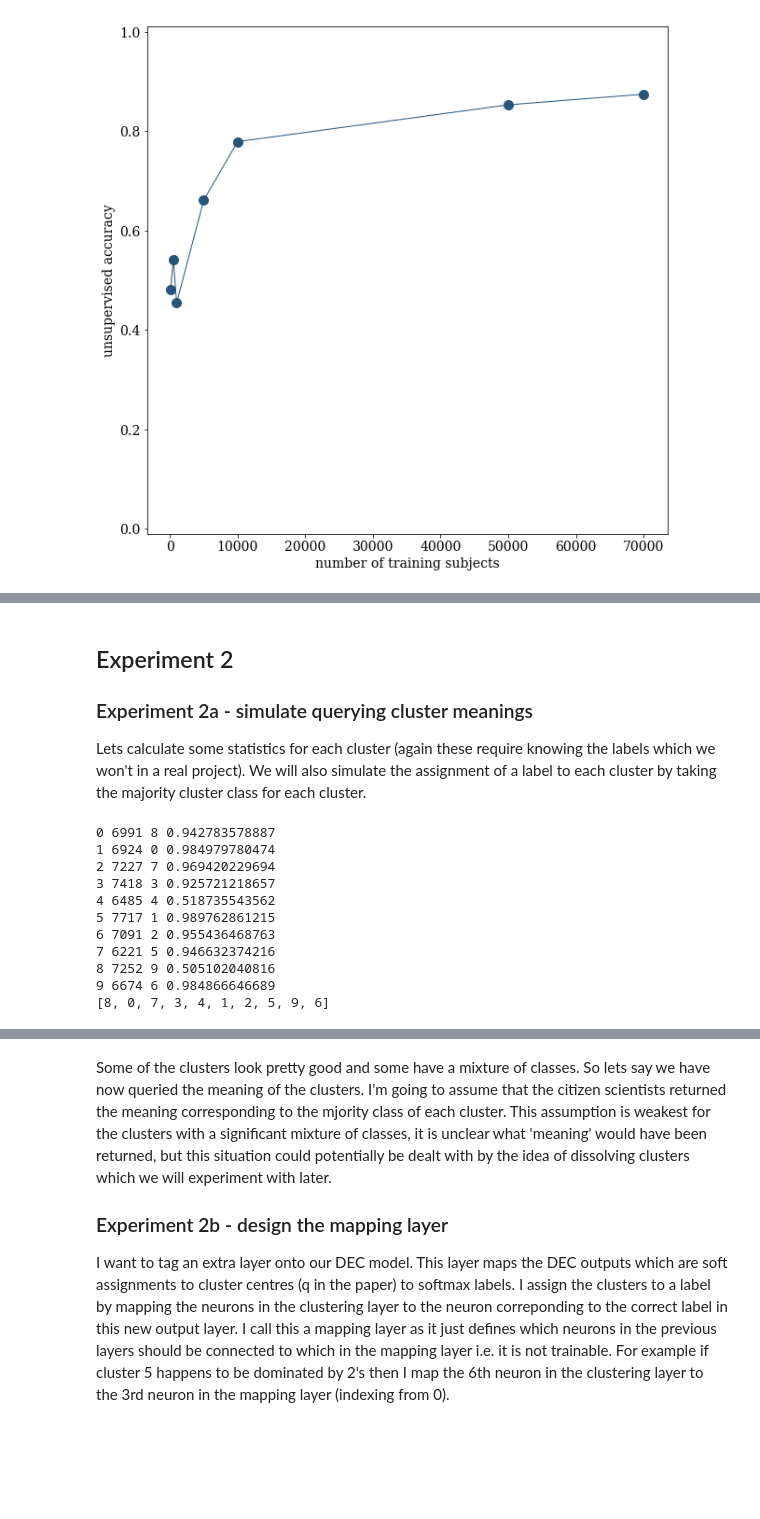
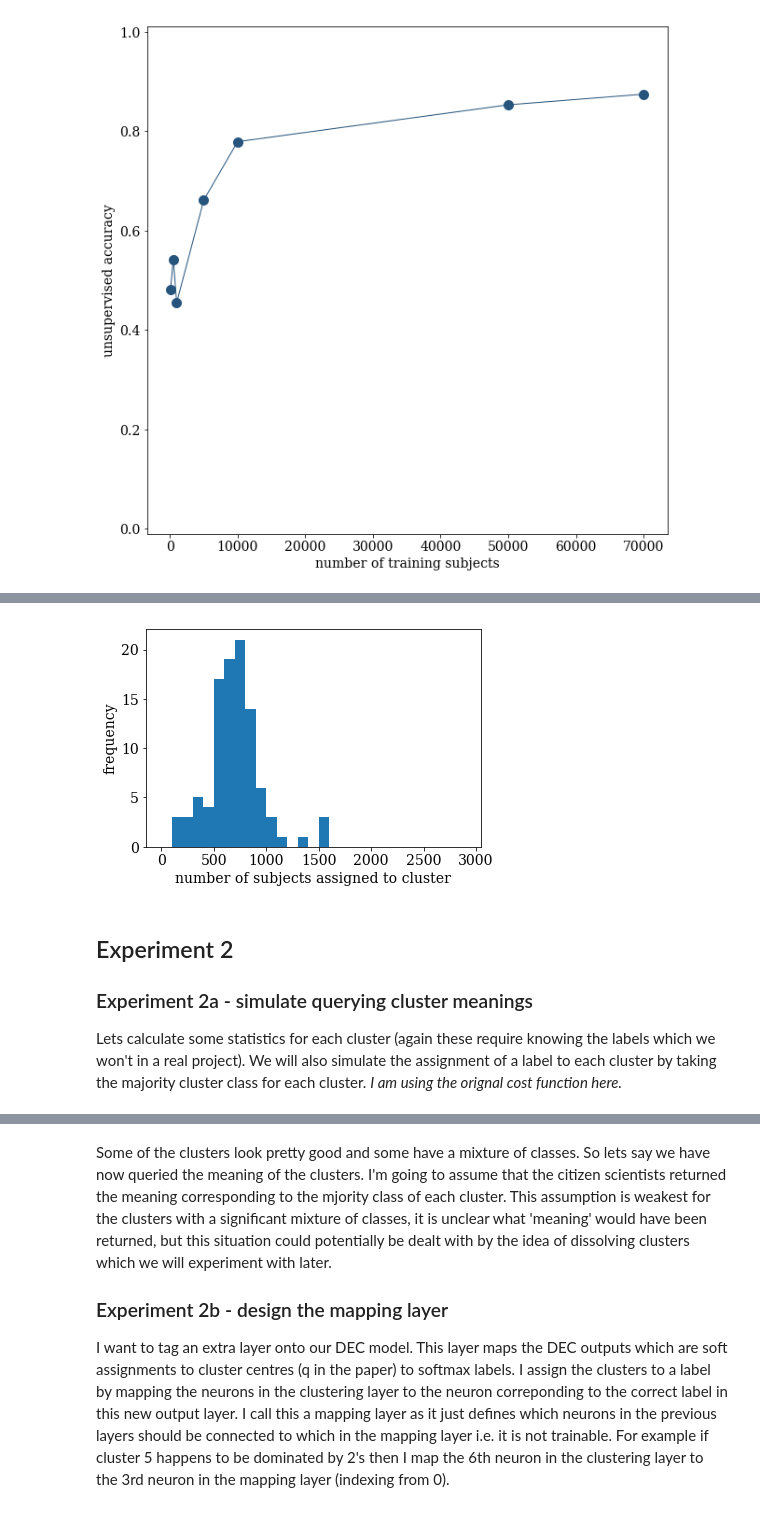
Before and after one commit to dwright04/machine_augmented_classification, a Jupyter notebook: notebooks/Unsupervised_Deep_Embedding_Clustering_for_Zooniverse.ipynb, the cells around one changed output, grey strips where cells are left out. Cells and saved outputs as stored; diff of their text form; code cells hidden in the pictures; blank space fills up the shorter version.

```diff
--- a/notebooks/Unsupervised_Deep_Embedding_Clustering_for_Zooniverse.ipynb
+++ b/notebooks/Unsupervised_Deep_Embedding_Clustering_for_Zooniverse.ipynb
@@ -196,0 +364,2 @@ plt.show()
+# %%
+cluster_to_label_mapping, n_assigned_list = get_cluster_to_label_mapping(y, y_pred, 10, n_clusters=100)
@@ -197,33 +384,12 @@ plt.show()
+# %%
+bins = range(0,3000,100)
+counts,_,_ = plt.hist(n_assigned_list, bins=bins)
+plt.ylabel('frequency')
+plt.xlabel('number of subjects assigned to cluster')
+plt.show()
+# %% [output]
+[figure, added]
 # %% [markdown]
 ## Experiment 2
 ### Experiment 2a - simulate querying cluster meanings
-Lets calculate some statistics for each cluster (again these require knowing the labels which we won't in a real project).  We will also simulate the assignment of a label to each cluster by taking the majority cluster class for each cluster.
+Lets calculate some statistics for each cluster (again these require knowing the labels which we won't in a real project).  We will also simulate the assignment of a label to each cluster by taking the majority cluster class for each cluster. *I am using the orignal cost function here.*
-# %%
-n_classes = 10 # We know this from the data, but may not for a real project
-
-one_hot_encoded = np_utils.to_categorical(y, n_classes)
-
-cluster_to_label_mapping = [] # will be a mapping from the cluster index to the label assigned to that cluster
-majority_class_pred = np.zeros(y.shape)
-for cluster in range(n_clusters):
-  cluster_indices = np.where(y_pred == cluster)[0]
-  n_assigned_examples = cluster_indices.shape[0]
-  cluster_labels = one_hot_encoded[cluster_indices]
-  cluster_label_fractions = np.mean(cluster_labels, axis=0)
-  majority_cluster_class = np.argmax(cluster_label_fractions)
-  cluster_to_label_mapping.append(majority_cluster_class)
-  majority_class_pred[cluster_indices] += majority_cluster_class
-  print(cluster, n_assigned_examples, majority_cluster_class, cluster_label_fractions[majority_cluster_class])
-print(cluster_to_label_mapping)
-# %% [output]
-0 6991 8 0.942783578887
-1 6924 0 0.984979780474
-2 7227 7 0.969420229694
-3 7418 3 0.925721218657
-4 6485 4 0.518735543562
-5 7717 1 0.989762861215
-6 7091 2 0.955436468763
-7 6221 5 0.946632374216
-8 7252 9 0.505102040816
-9 6674 6 0.984866646689
-[8, 0, 7, 3, 4, 1, 2, 5, 9, 6]
```
Also changed, not shown: parts of 91 cells of this notebook, 8 other files.
